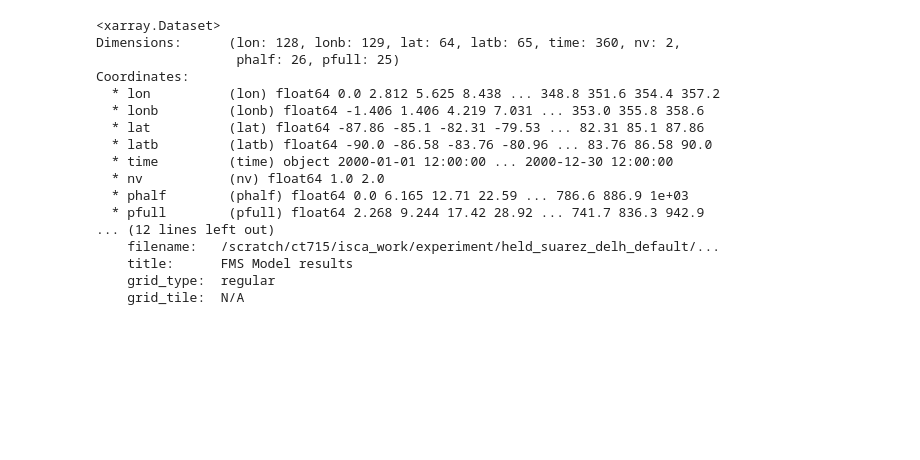
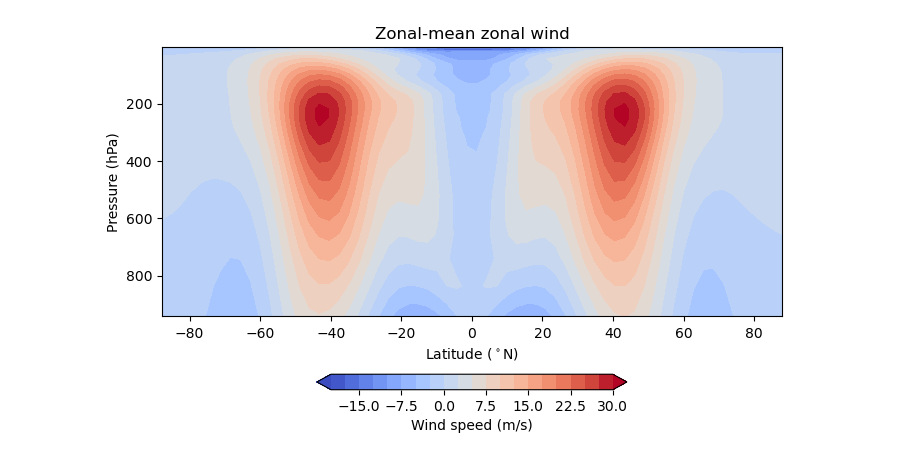
Before and after one commit to Caturrell/eddy_feedback, a Jupyter notebook: isca/exploring/held_suarez.ipynb, the cells around one changed output. Cells and saved outputs as stored; diff of their text form; code cells hidden in the pictures; blank space fills up the shorter version.

```diff
--- a/isca/exploring/held_suarez.ipynb
+++ b/isca/exploring/held_suarez.ipynb
@@ -3,26 +3,6 @@ import xarray as xr
 import matplotlib.pyplot as plt
 import glob
 # %%
-files = glob.glob('/scratch/ct715/isca_data/held_suarez_delh_default/*/*.nc')
+files = glob.glob('/scratch/ct715/isca_data/held_suarez_delh_omega/*/*.nc')
 
 ds = xr.open_mfdataset(files)
-# %%
-ds
-# %% [output]
-<xarray.Dataset>
-Dimensions:      (lon: 128, lonb: 129, lat: 64, latb: 65, time: 360, nv: 2,
-                  phalf: 26, pfull: 25)
-Coordinates:
-  * lon          (lon) float64 0.0 2.812 5.625 8.438 ... 348.8 351.6 354.4 357.2
-  * lonb         (lonb) float64 -1.406 1.406 4.219 7.031 ... 353.0 355.8 358.6
-  * lat          (lat) float64 -87.86 -85.1 -82.31 -79.53 ... 82.31 85.1 87.86
-  * latb         (latb) float64 -90.0 -86.58 -83.76 -80.96 ... 83.76 86.58 90.0
-  * time         (time) object 2000-01-01 12:00:00 ... 2000-12-30 12:00:00
-  * nv           (nv) float64 1.0 2.0
-  * phalf        (phalf) float64 0.0 6.165 12.71 22.59 ... 786.6 886.9 1e+03
-  * pfull        (pfull) float64 2.268 9.244 17.42 28.92 ... 741.7 836.3 942.9
-... (12 lines left out)
-    filename:   /scratch/ct715/isca_work/experiment/held_suarez_delh_default/...
-    title:      FMS Model results
-    grid_type:  regular
-    grid_tile:  N/A
@@ -28,0 +15,6 @@ Coordinates:
+# %%
+# This works without having to redefine ds in notebook!
+
+ef.plot_ubar(ds)
+# %% [output]
+[figure, added]
```
Also changed, not shown: parts of 9 cells of this notebook, 2 other files.
